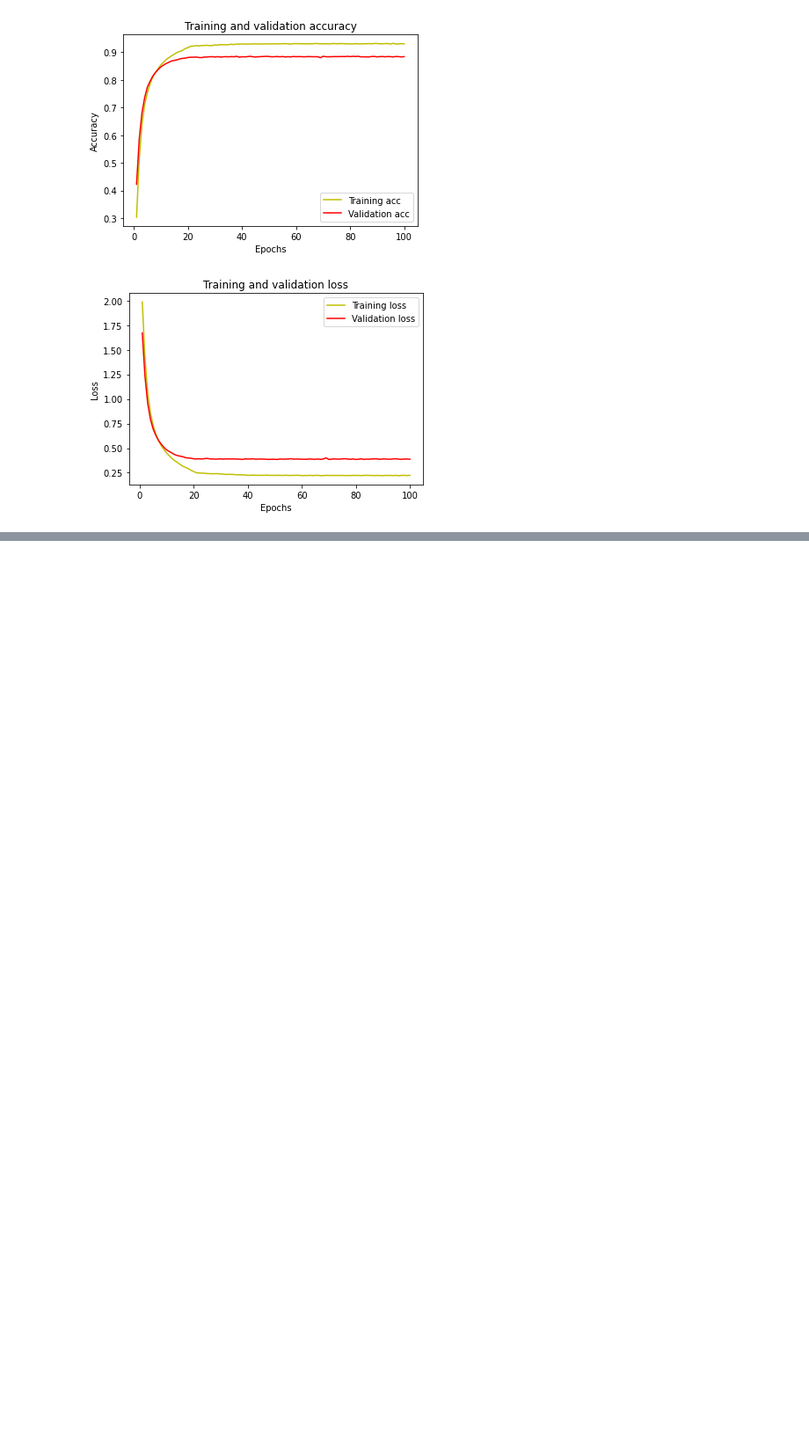
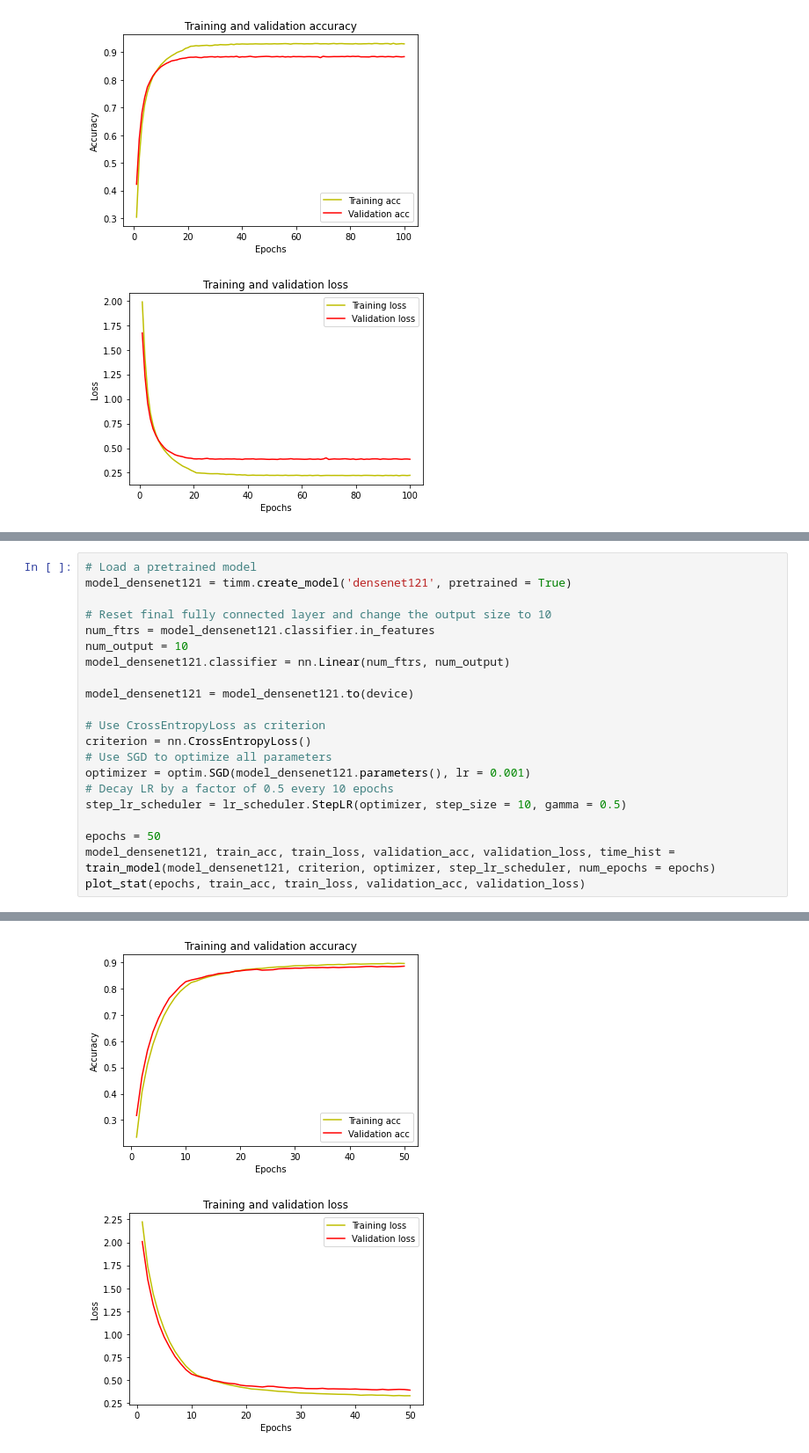
Before and after one commit to chrisian08/EE-298Z-Deep-Learning, a Jupyter notebook: EE298Z_Completion_Requirement.ipynb, the cells around one changed output, grey strips where cells are left out. Shown at 88% size. Drawn from its saved outputs; the diff is of its cells as text; blank space fills up the shorter version.

```diff
--- a/EE298Z_Completion_Requirement.ipynb
+++ b/EE298Z_Completion_Requirement.ipynb
@@ -358,0 +370,22 @@ Best Validation Accuracy: 0.788990
+# %%
+# Load a pretrained model
+model_densenet121 = timm.create_model('densenet121', pretrained = True)
+
+# Reset final fully connected layer and change the output size to 10
+num_ftrs = model_densenet121.classifier.in_features
+num_output = 10
+model_densenet121.classifier = nn.Linear(num_ftrs, num_output)
+
+model_densenet121 = model_densenet121.to(device)
+
+# Use CrossEntropyLoss as criterion
+criterion = nn.CrossEntropyLoss()
+# Use SGD to optimize all parameters
+optimizer = optim.SGD(model_densenet121.parameters(), lr = 0.001)
+# Decay LR by a factor of 0.5 every 10 epochs
+step_lr_scheduler = lr_scheduler.StepLR(optimizer, step_size = 10, gamma = 0.5)
+
+epochs = 50
+model_densenet121, train_acc, train_loss, validation_acc, validation_loss, time_hist = train_model(model_densenet121, criterion, optimizer, step_lr_scheduler, num_epochs = epochs)
+plot_stat(epochs, train_acc, train_loss, validation_acc, validation_loss)
+# %% [output]
@@ -359 +409,3 @@ Best Validation Accuracy: 0.788990
+[figure, added]
+[figure, added]
 # %% [markdown]
```
Also changed, not shown: parts of 17 cells of this notebook.
